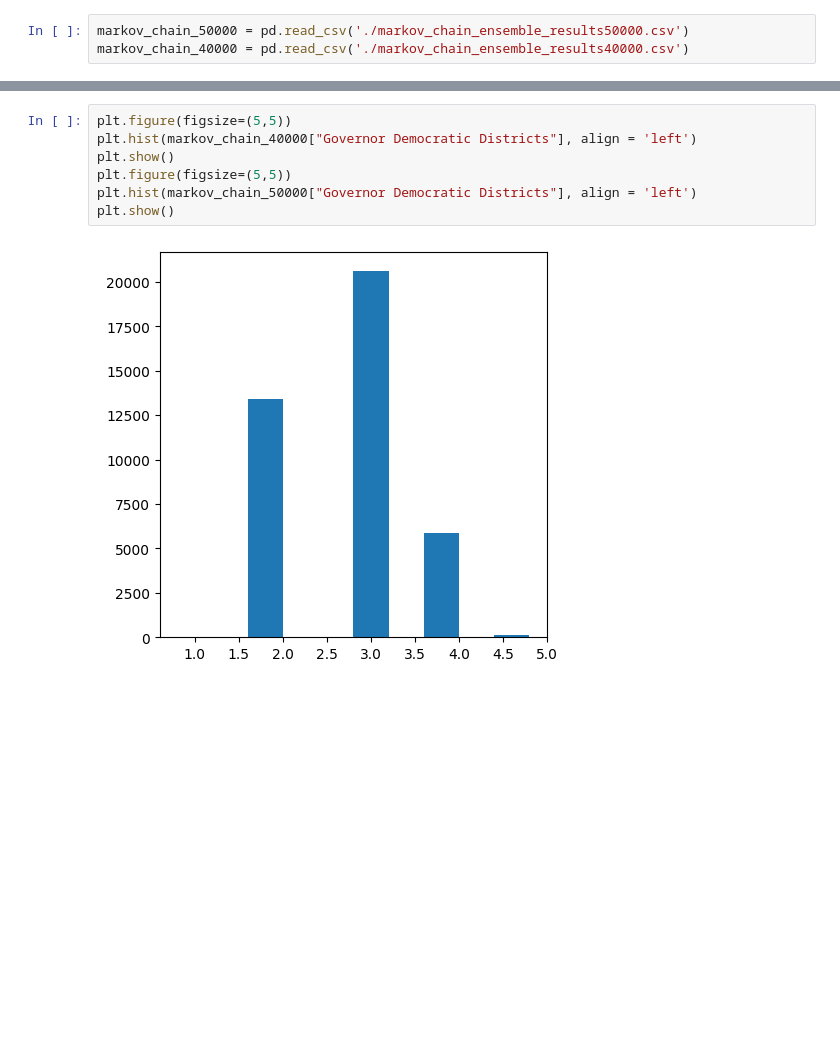
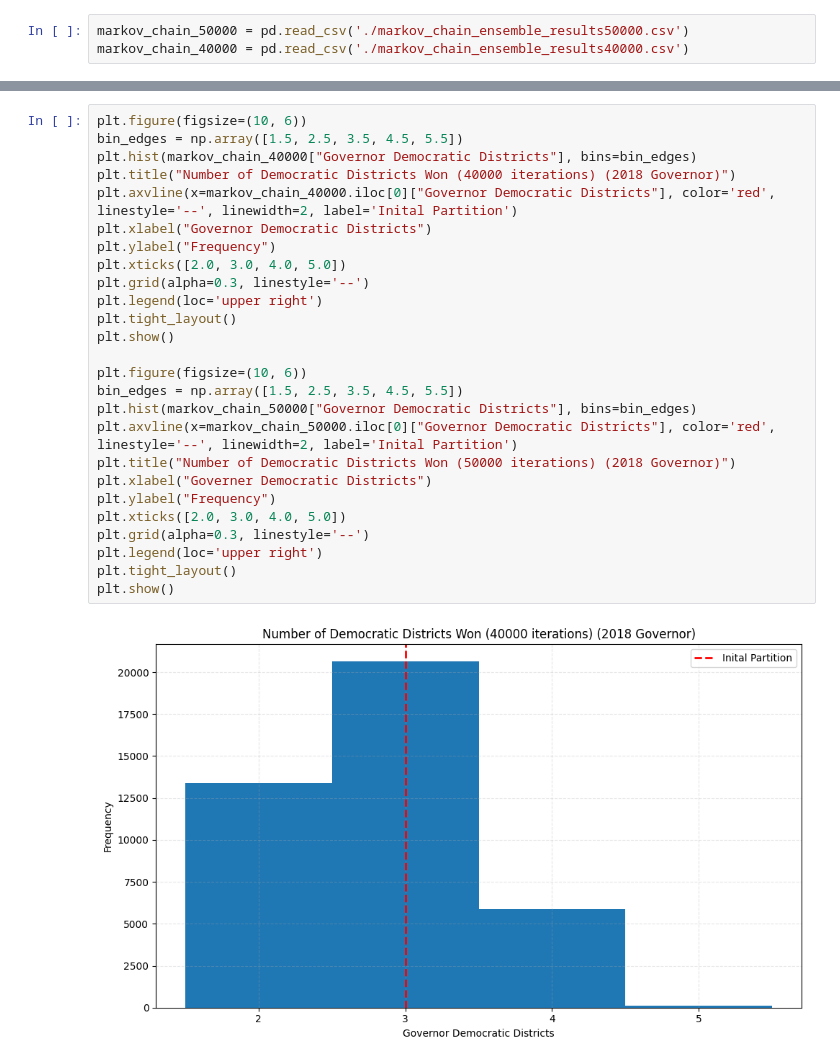
Before and after one commit to willystout/cs464_final_project, a Jupyter notebook: ensemble_results.ipynb, the cells around one changed output, grey strips where cells are left out. Drawn from its saved outputs; the diff is of its cells as text; blank space fills up the shorter version.

```diff
--- a/ensemble_results.ipynb
+++ b/ensemble_results.ipynb
@@ -133,9 +197,28 @@ plt.show()
 # %%
-plt.figure(figsize=(5,5))
-plt.hist(markov_chain_40000["Governor Democratic Districts"], align = 'left')
+plt.figure(figsize=(10, 6))
+bin_edges = np.array([1.5, 2.5, 3.5, 4.5, 5.5])
+plt.hist(markov_chain_40000["Governor Democratic Districts"], bins=bin_edges)
+plt.title("Number of Democratic Districts Won (40000 iterations) (2018 Governor)")
+plt.axvline(x=markov_chain_40000.iloc[0]["Governor Democratic Districts"], color='red', linestyle='--', linewidth=2, label='Inital Partition')
+plt.xlabel("Governor Democratic Districts")
+plt.ylabel("Frequency")
+plt.xticks([2.0, 3.0, 4.0, 5.0])
+plt.grid(alpha=0.3, linestyle='--')
+plt.legend(loc='upper right')
+plt.tight_layout()
 plt.show()
-plt.figure(figsize=(5,5))
-plt.hist(markov_chain_50000["Governor Democratic Districts"], align = 'left')
+
+plt.figure(figsize=(10, 6))
+bin_edges = np.array([1.5, 2.5, 3.5, 4.5, 5.5])
+plt.hist(markov_chain_50000["Governor Democratic Districts"], bins=bin_edges)
+plt.axvline(x=markov_chain_50000.iloc[0]["Governor Democratic Districts"], color='red', linestyle='--', linewidth=2, label='Inital Partition')
+plt.title("Number of Democratic Districts Won (50000 iterations) (2018 Governor)")
+plt.xlabel("Governer Democratic Districts")
+plt.ylabel("Frequency")
+plt.xticks([2.0, 3.0, 4.0, 5.0])
+plt.grid(alpha=0.3, linestyle='--')
+plt.legend(loc='upper right')
+plt.tight_layout()
 plt.show()
 # %% [output]
-[figure, old version]
+[figure, new version]
```
Also changed, not shown: parts of 9 cells of this notebook.
